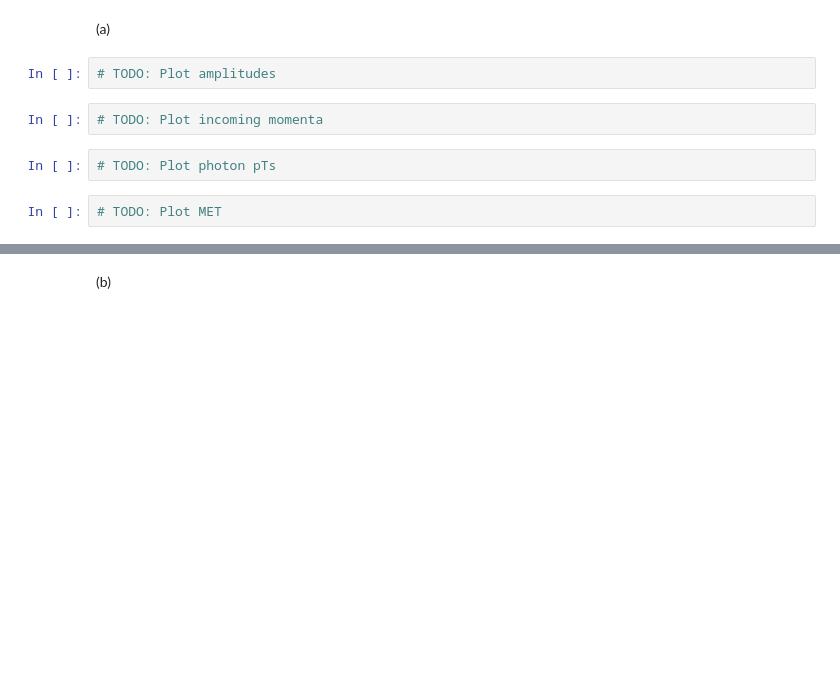
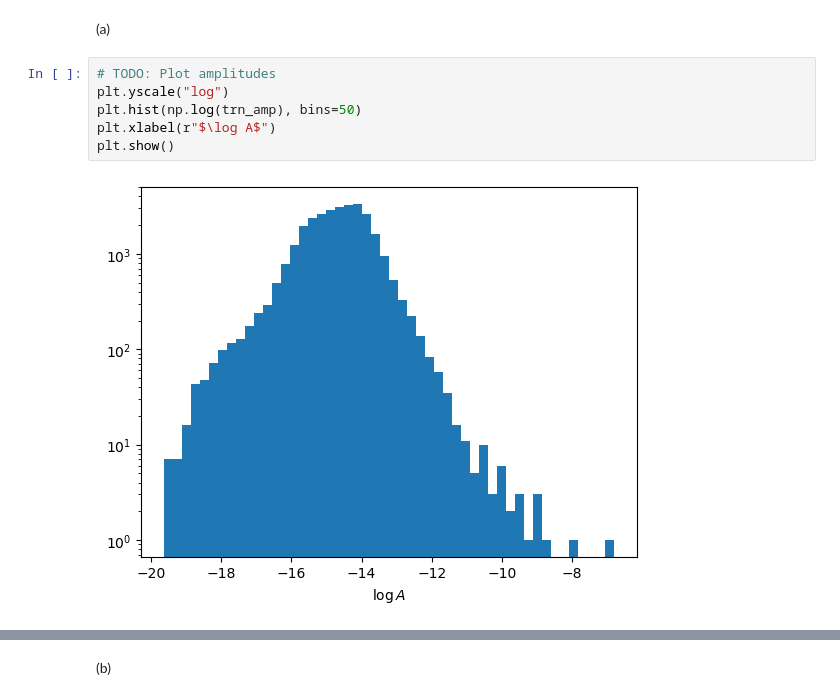
Before and after one commit to phopopo/mlph2023-Exercises, a Jupyter notebook: sheet04.ipynb, the cells around one changed output, grey strips where cells are left out. Saved outputs shown, nothing was run; the diff lists cells and outputs as text; blank space fills up the shorter version.

```diff
--- a/sheet04.ipynb
+++ b/sheet04.ipynb
@@ -131,10 +153,10 @@ print(f"val   amp  shape: {val_amp.shape}")
 # %% [markdown]
 (a)
-# %%
-# TODO: Plot amplitudes
-# %%
-# TODO: Plot incoming momenta
-# %%
-# TODO: Plot photon pTs
-# %%
-# TODO: Plot MET
+# %%
+# TODO: Plot amplitudes
+plt.yscale("log")
+plt.hist(np.log(trn_amp), bins=50)
+plt.xlabel(r"$\log A$")
+plt.show()
+# %% [output]
+[figure, added]
```
Also changed, not shown: parts of 25 cells of this notebook, 14 other files.
